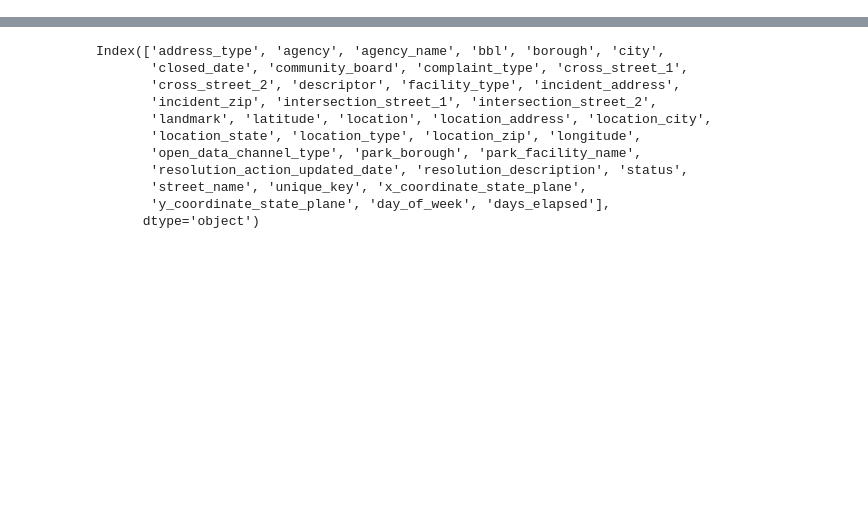
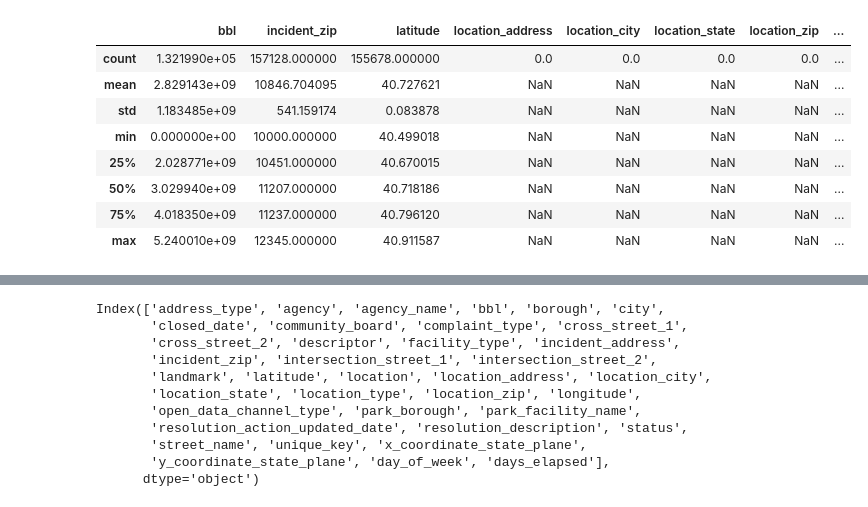
Before and after one commit to whohuhwhat/311_pt4, a Jupyter notebook: time.ipynb, the cells around one changed output, grey strips where cells are left out. Drawn from its saved outputs; the diff is of its cells as text; code cells hidden in the pictures; blank space fills up the shorter version.

```diff
--- a/time.ipynb
+++ b/time.ipynb
@@ -14,3 +93,15 @@ aug['days_elapsed'] = (aug['closed_date'] - aug['created_date']).dt.days
+# %%
+aug.describe()
+# %% [output]
+|  | bbl | incident_zip | latitude | location_address | location_city | location_state | location_zip | ... |
+| count | 1.321990e+05 | 157128.000000 | 155678.000000 | 0.0 | 0.0 | 0.0 | 0.0 | ... |
+| mean | 2.829143e+09 | 10846.704095 | 40.727621 | NaN | NaN | NaN | NaN | ... |
+| std | 1.183485e+09 | 541.159174 | 0.083878 | NaN | NaN | NaN | NaN | ... |
+| min | 0.000000e+00 | 10000.000000 | 40.499018 | NaN | NaN | NaN | NaN | ... |
+| 25% | 2.028771e+09 | 10451.000000 | 40.670015 | NaN | NaN | NaN | NaN | ... |
+| 50% | 3.029940e+09 | 11207.000000 | 40.718186 | NaN | NaN | NaN | NaN | ... |
+| 75% | 4.018350e+09 | 11237.000000 | 40.796120 | NaN | NaN | NaN | NaN | ... |
+| max | 5.240010e+09 | 12345.000000 | 40.911587 | NaN | NaN | NaN | NaN | ... |
 # %%
 aug.fillna(0, inplace=True)
 # %%
```
Also changed, not shown: parts of 11 cells of this notebook.
